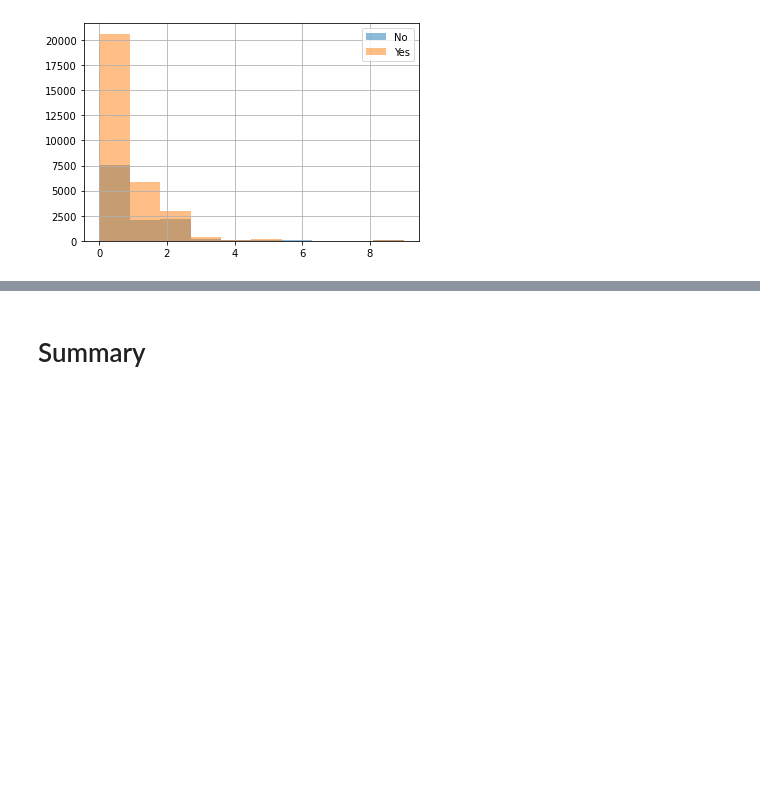
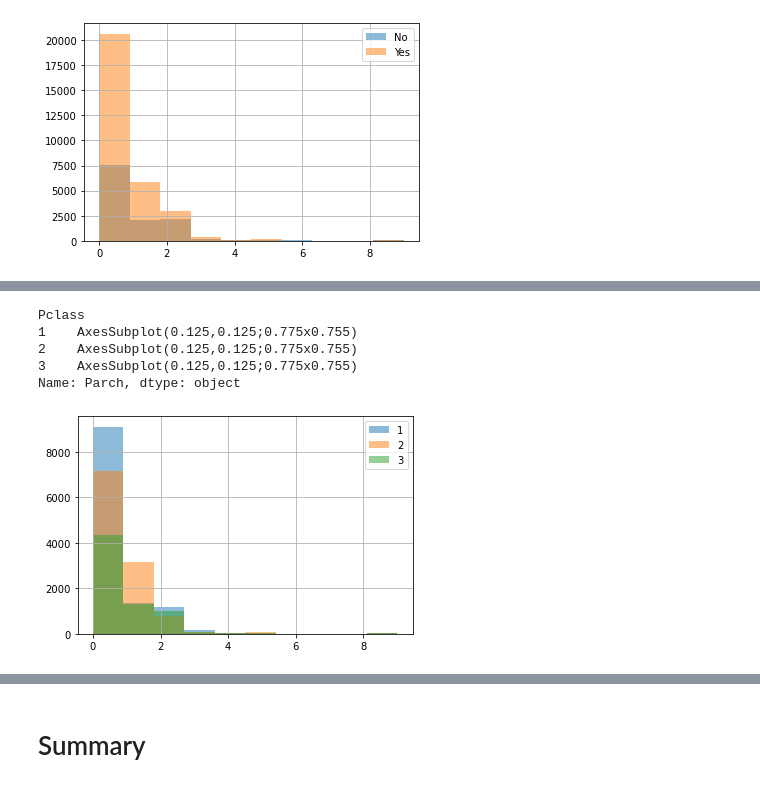
Before and after one commit to Anetta314159/2_data_exploration, a Jupyter notebook: eda.ipynb, the cells around one changed output, grey strips where cells are left out. Cells and saved outputs as stored; diff of their text form; code cells hidden in the pictures; blank space fills up the shorter version.

```diff
--- a/eda.ipynb
+++ b/eda.ipynb
@@ -359,0 +404,14 @@ Name: Parch, dtype: object
+# %%
+male_s_data = male_data.loc[male_data['Survived'] == 1];
+female_s_data = female_data.loc[female_data['Survived'] == 1];
+male_s_data.drop(columns=['Survived']);
+female_s_data.drop(columns=['Survived']);
+# %%
+female_s_data.groupby('Pclass').Parch.hist(legend=True, alpha=0.5)
+# %% [output]
+Pclass
+1    AxesSubplot(0.125,0.125;0.775x0.755)
+2    AxesSubplot(0.125,0.125;0.775x0.755)
+3    AxesSubplot(0.125,0.125;0.775x0.755)
+Name: Parch, dtype: object
+[figure, added]
```
Also changed, not shown: parts of 14 cells of this notebook.
